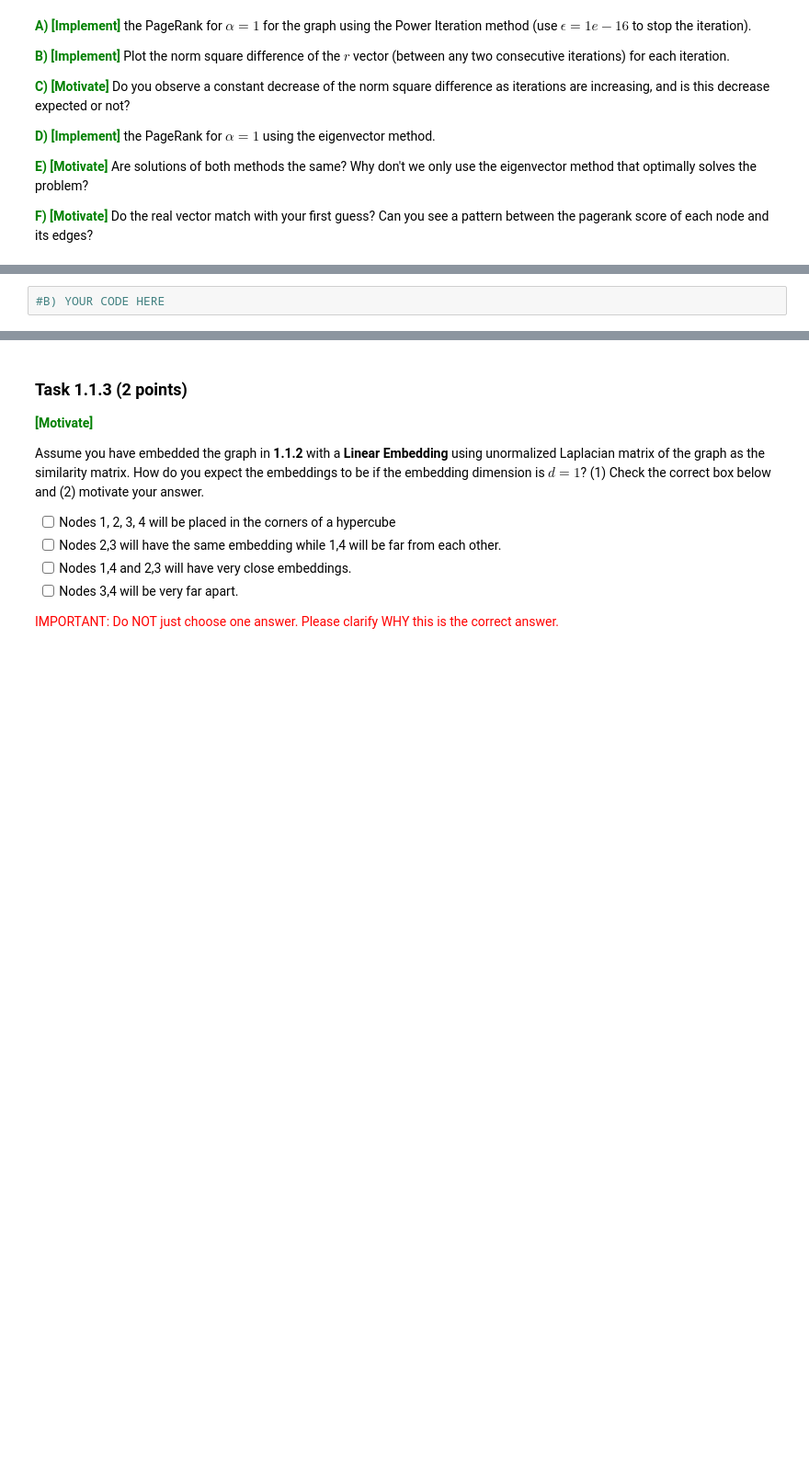
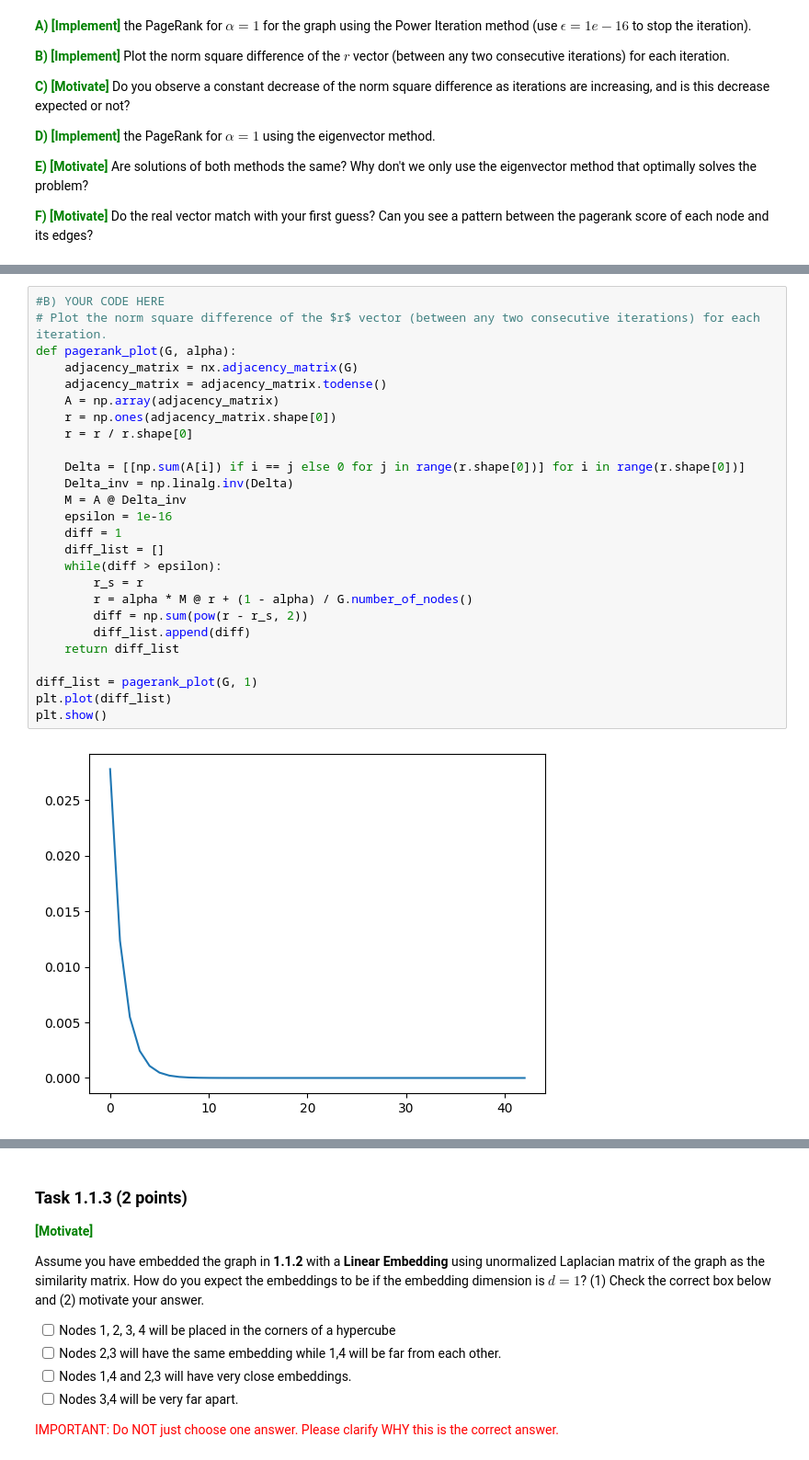
Before and after one commit to satansju/dm2023-exercises, a Jupyter notebook: handins/handin2.ipynb, the cells around one changed output, grey strips where cells are left out. Shown: that part at 92% size. Saved outputs shown, nothing was run; the diff lists cells and outputs as text; blank space fills up the shorter version.

Commit message:
adding pagerank solution

```diff
--- a/handins/handin2.ipynb
+++ b/handins/handin2.ipynb
@@ -143,3 +139,29 @@ None
 # %%
 #B) YOUR CODE HERE
+# Plot the norm square difference of the $r$ vector (between any two consecutive iterations) for each iteration.
+def pagerank_plot(G, alpha):
+    adjacency_matrix = nx.adjacency_matrix(G)
+    adjacency_matrix = adjacency_matrix.todense()
+    A = np.array(adjacency_matrix)
+    r = np.ones(adjacency_matrix.shape[0])
+    r = r / r.shape[0]
+
+    Delta = [[np.sum(A[i]) if i == j else 0 for j in range(r.shape[0])] for i in range(r.shape[0])]
+    Delta_inv = np.linalg.inv(Delta)
+    M = A @ Delta_inv
+    epsilon = 1e-16
+    diff = 1
+    diff_list = []
+    while(diff > epsilon):
+        r_s = r
+        r = alpha * M @ r + (1 - alpha) / G.number_of_nodes()
+        diff = np.sum(pow(r - r_s, 2))
+        diff_list.append(diff)
+    return diff_list
+
+diff_list = pagerank_plot(G, 1)
+plt.plot(diff_list)
+plt.show()
+# %% [output]
+[figure, added]
 # %% [markdown]
```
Also changed, not shown: parts of 6 cells of this notebook.
